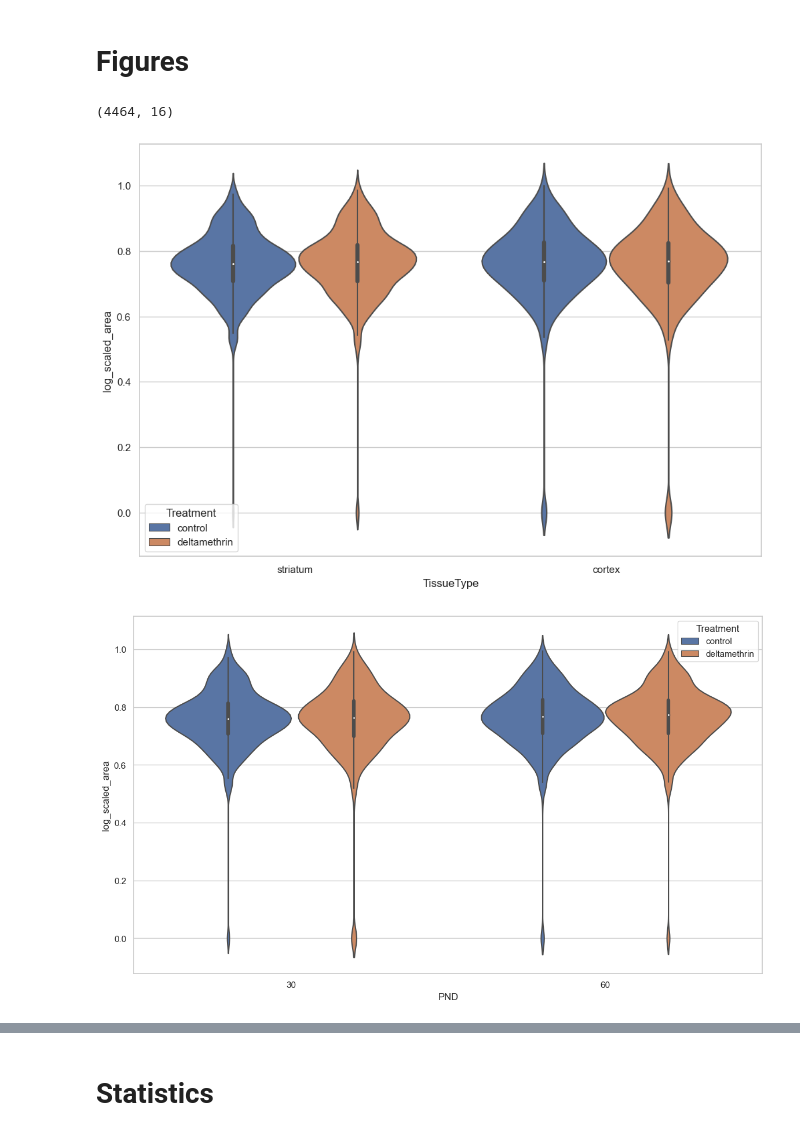
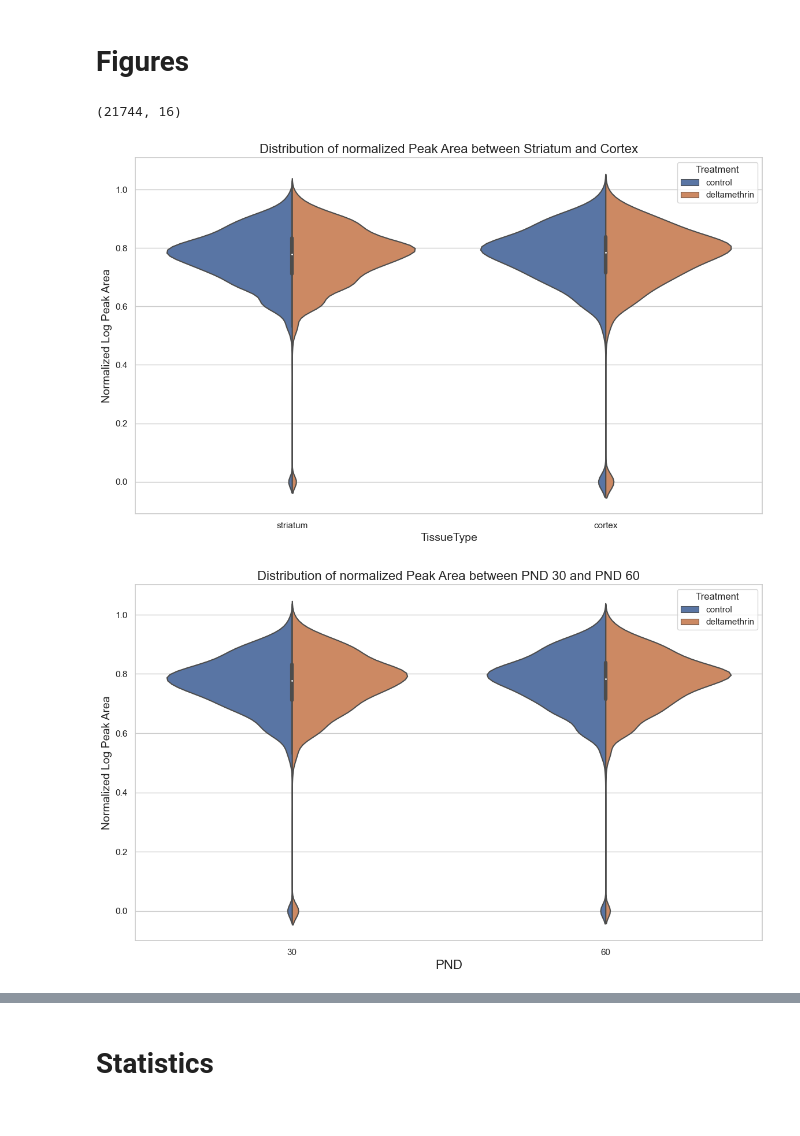
Before and after one commit to Ivan2nn/Lypidomics2, a Jupyter notebook: analysis-filtered-lipids.ipynb, the cells around one changed output, grey strips where cells are left out. Cells and saved outputs as stored; diff of their text form; code cells hidden in the pictures.

```diff
--- a/analysis-filtered-lipids.ipynb
+++ b/analysis-filtered-lipids.ipynb
@@ -33,7 +37,8 @@ print(test_enc_name)
 # %% [output]
 _BatchCorTrue_NanRemTrue_minmax
 # %%
-with open(os.path.join('results','significant_lipids_pls2_unique_treatment'+test_enc_name+'.txt'),'r') as f:
+with open(os.path.join('results','significant_lipids_pls2_treatment'+test_enc_name+'.txt'),'r') as f:
     lipid_names = f.read().splitlines()
 print(lipid_names)
+print(len(lipid_names))
 # %% [output]
@@ -145,27 +145,28 @@ Index(['CER(18:1)+H', 'CER(20:0)+H', 'CER(24:0)+H', 'DCER(18:0)+H',
 # %%
 data.shape
 # %% [output]
-(4464, 16)
+(21744, 16)
 # %%
-fig100 = plt.figure(figsize=(12,8))
-ax = sns.violinplot(data=data, x='TissueType', hue='Treatment', y='log_scaled_area')
-ax.set_xlabel('TissueType')
+fig = plt.figure(figsize=(14,8), dpi=100)
+ax = sns.violinplot(data=data, x='TissueType', hue='Treatment', y='log_scaled_area',split=True, inner='box')
 
-fig100.savefig(os.path.join(data_path,"violinplot-tissue.svg"), format='svg', facecolor='w')
+ax.set_title('Distribution of normalized Peak Area between Striatum and Cortex', fontsize=16)
+ax.set_xlabel('TissueType', fontsize=14)
+ax.set_ylabel('Normalized Log Peak Area', fontsize=14)
 
-plt.show()
+fig.savefig(os.path.join(data_path,"violinplot-tissue-no-date.png"), format='png', facecolor='w')
 # %% [output]
-[figure, old version]
+[figure, new version]
 # %%
-fig = plt.figure(figsize=(14,8))
-ax = sns.violinplot(data=data, x='PND', hue='Treatment', y='log_scaled_area')
-ax.set_xlabel('PND')
+fig = plt.figure(figsize=(14,8), dpi=100)
+ax = sns.violinplot(data=data, x='PND', hue='Treatment', y='log_scaled_area',split=True, inner='box')
+ax.set_title('Distribution of normalized Peak Area between PND 30 and PND 60', fontsize=16)
+ax.set_xlabel('PND', fontsize=16)
+ax.set_ylabel('Normalized Log Peak Area', fontsize=14)
 
-fig.savefig(os.path.join(data_path,"violinplot-pnd.svg"), format='svg', facecolor='w')
-
-plt.show()
+fig.savefig(os.path.join(data_path,"violinplot-pnd-no-date.png"), format='png', facecolor='w')
 # %% [output]
-[figure, old version]
+[figure, new version]
 # %%
 sns.set_style('white')
 
```
Also changed, not shown: parts of 28 cells of this notebook, 6 other files.
